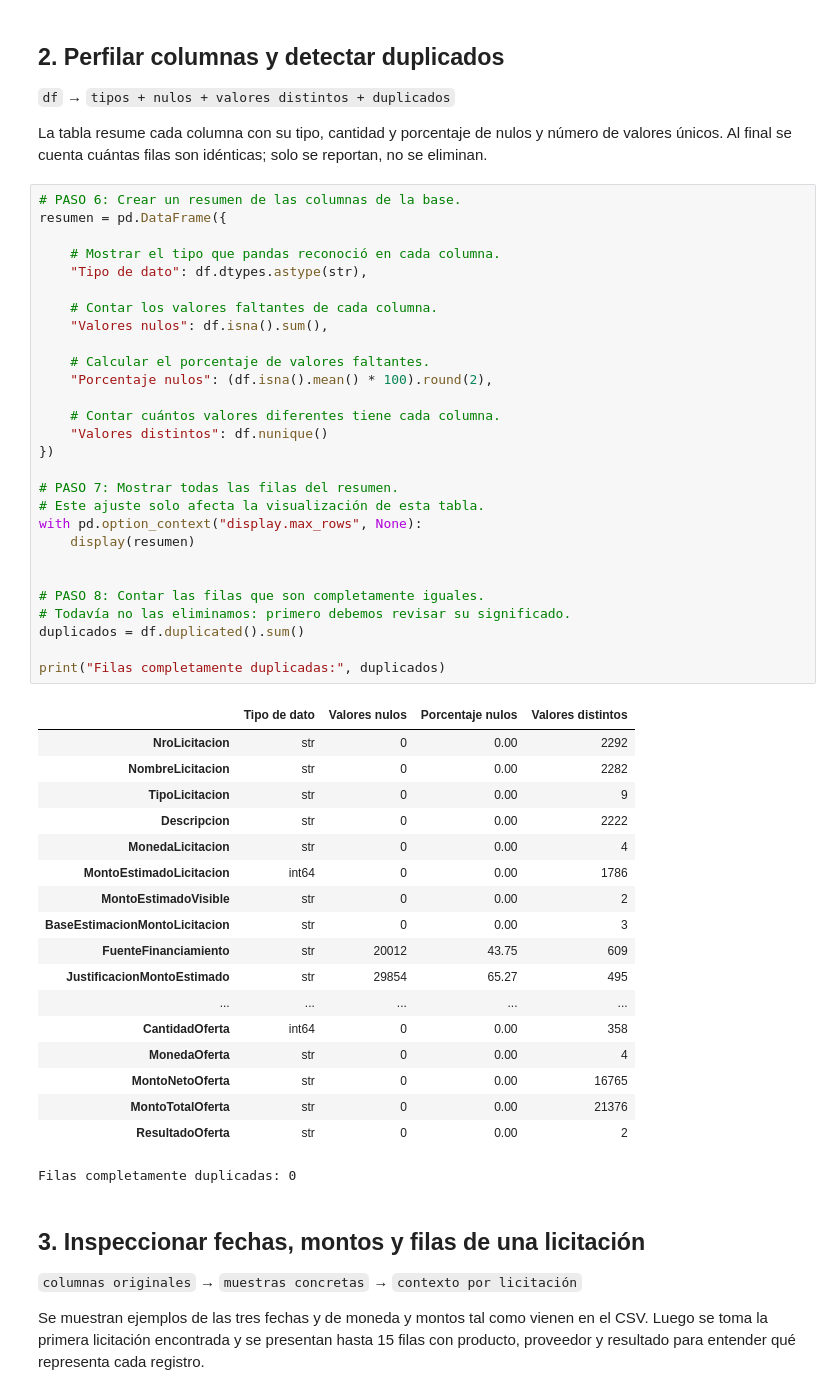
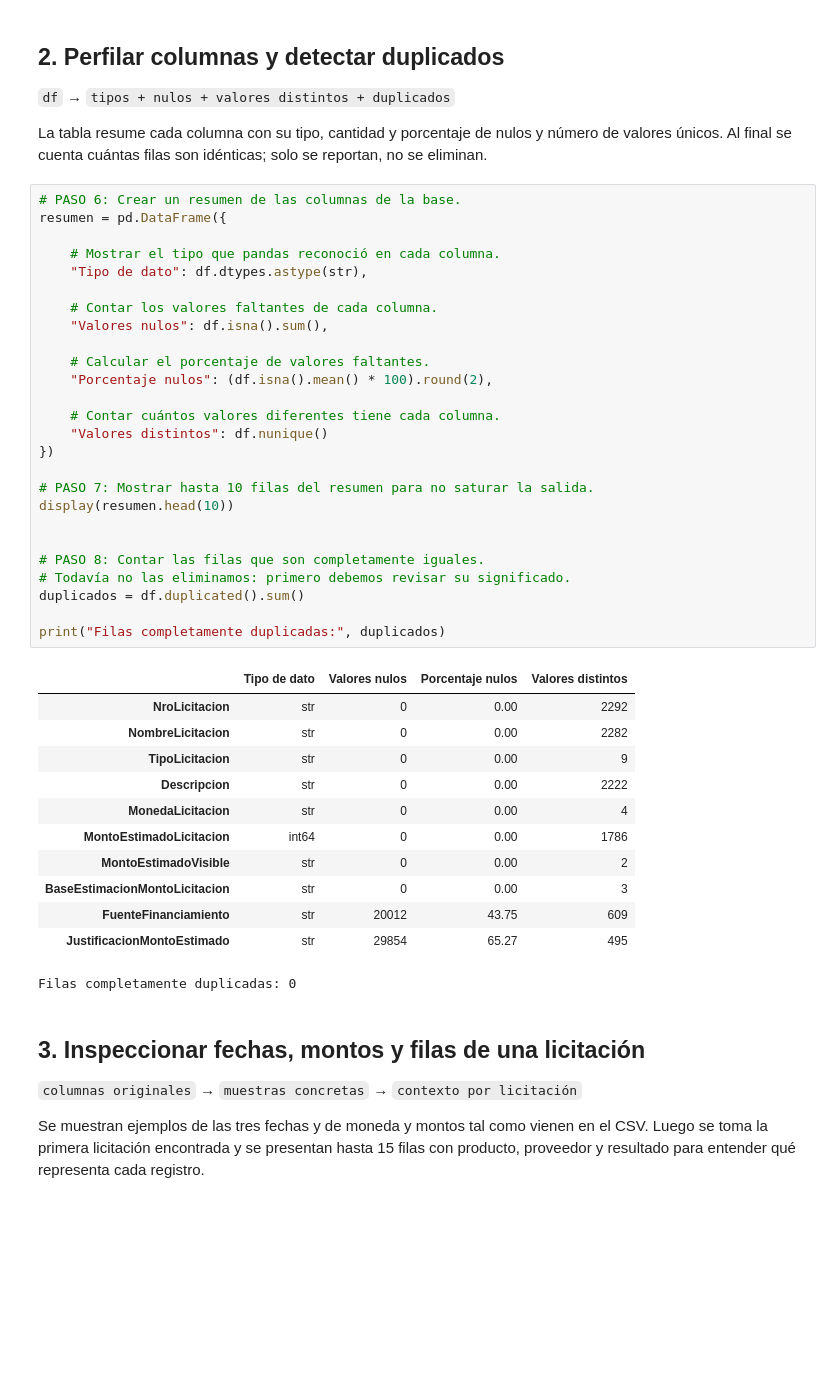
Before and after one commit to proyecto-grupo2-mcdi500/proyecto-grupo2-mcdi500, a Jupyter notebook: F2/F2_Preprocesamiento.ipynb, the cells around one changed output. Cells and saved outputs as stored; diff of their text form; blank space fills up the shorter version.

```diff
--- a/F2/F2_Preprocesamiento.ipynb
+++ b/F2/F2_Preprocesamiento.ipynb
@@ -116,43 +116,35 @@ resumen = pd.DataFrame({
 
     # Contar los valores faltantes de cada columna.
     "Valores nulos": df.isna().sum(),
 
     # Calcular el porcentaje de valores faltantes.
     "Porcentaje nulos": (df.isna().mean() * 100).round(2),
 
     # Contar cuántos valores diferentes tiene cada columna.
     "Valores distintos": df.nunique()
 })
 
-# PASO 7: Mostrar todas las filas del resumen.
-# Este ajuste solo afecta la visualización de esta tabla.
-with pd.option_context("display.max_rows", None):
-    display(resumen)
+# PASO 7: Mostrar hasta 10 filas del resumen para no saturar la salida.
+display(resumen.head(10))
 
 
 # PASO 8: Contar las filas que son completamente iguales.
 # Todavía no las eliminamos: primero debemos revisar su significado.
 duplicados = df.duplicated().sum()
 
 print("Filas completamente duplicadas:", duplicados)
 # %% [output]
 |  | Tipo de dato | Valores nulos | Porcentaje nulos | Valores distintos |
 | NroLicitacion | str | 0 | 0.00 | 2292 |
 | NombreLicitacion | str | 0 | 0.00 | 2282 |
 | TipoLicitacion | str | 0 | 0.00 | 9 |
 | Descripcion | str | 0 | 0.00 | 2222 |
 | MonedaLicitacion | str | 0 | 0.00 | 4 |
 | MontoEstimadoLicitacion | int64 | 0 | 0.00 | 1786 |
 | MontoEstimadoVisible | str | 0 | 0.00 | 2 |
 | BaseEstimacionMontoLicitacion | str | 0 | 0.00 | 3 |
 | FuenteFinanciamiento | str | 20012 | 43.75 | 609 |
 | JustificacionMontoEstimado | str | 29854 | 65.27 | 495 |
-| ... | ... | ... | ... | ... |
-| CantidadOferta | int64 | 0 | 0.00 | 358 |
-| MonedaOferta | str | 0 | 0.00 | 4 |
-| MontoNetoOferta | str | 0 | 0.00 | 16765 |
-| MontoTotalOferta | str | 0 | 0.00 | 21376 |
-| ResultadoOferta | str | 0 | 0.00 | 2 |
 Filas completamente duplicadas: 0
 # %% [markdown]
 ## 3. Inspeccionar fechas, montos y filas de una licitación
```
Also changed, not shown: parts of 6 cells of this notebook.
